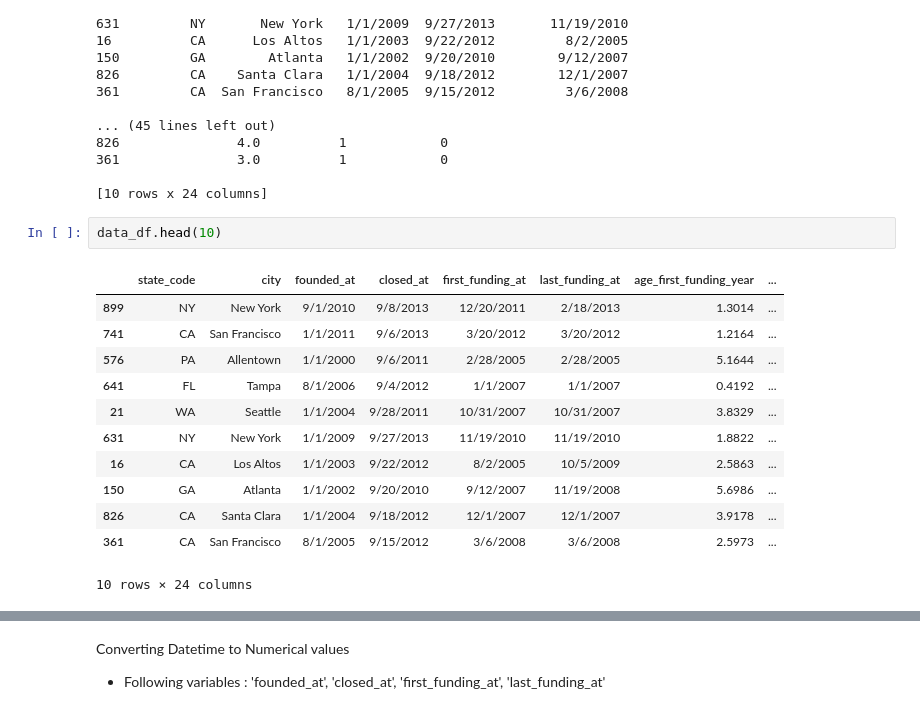
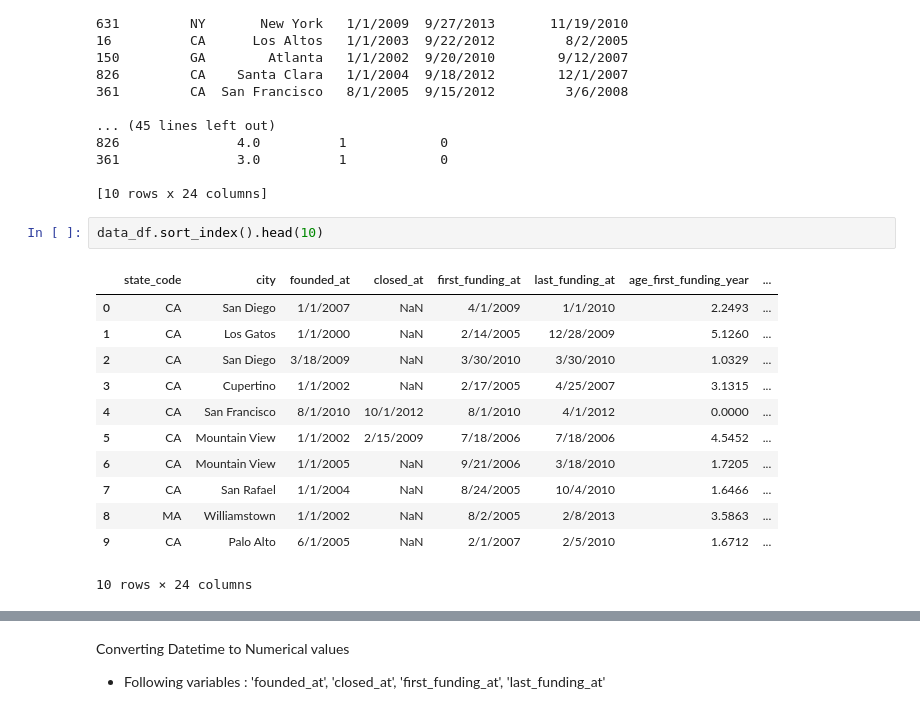
Before and after one commit to GabrielaArzateR/Predicting_startup_succes-, a Jupyter notebook: notebook/data_exploratio.ipynb, the cells around one changed output, grey strips where cells are left out. Drawn from its saved outputs; the diff is of its cells as text.

```diff
--- a/notebook/data_exploratio.ipynb
+++ b/notebook/data_exploratio.ipynb
@@ -240,17 +240,17 @@ print(data_df.head(10))
 
 [10 rows x 24 columns]
 # %%
-data_df.head(10)
+data_df.sort_index().head(10)
 # %% [output]
 |  | state_code | city | founded_at | closed_at | first_funding_at | last_funding_at | age_first_funding_year | ... |
-| 899 | NY | New York | 9/1/2010 | 9/8/2013 | 12/20/2011 | 2/18/2013 | 1.3014 | ... |
-| 741 | CA | San Francisco | 1/1/2011 | 9/6/2013 | 3/20/2012 | 3/20/2012 | 1.2164 | ... |
-| 576 | PA | Allentown | 1/1/2000 | 9/6/2011 | 2/28/2005 | 2/28/2005 | 5.1644 | ... |
-| 641 | FL | Tampa | 8/1/2006 | 9/4/2012 | 1/1/2007 | 1/1/2007 | 0.4192 | ... |
-| 21 | WA | Seattle | 1/1/2004 | 9/28/2011 | 10/31/2007 | 10/31/2007 | 3.8329 | ... |
-| 631 | NY | New York | 1/1/2009 | 9/27/2013 | 11/19/2010 | 11/19/2010 | 1.8822 | ... |
-| 16 | CA | Los Altos | 1/1/2003 | 9/22/2012 | 8/2/2005 | 10/5/2009 | 2.5863 | ... |
-| 150 | GA | Atlanta | 1/1/2002 | 9/20/2010 | 9/12/2007 | 11/19/2008 | 5.6986 | ... |
-| 826 | CA | Santa Clara | 1/1/2004 | 9/18/2012 | 12/1/2007 | 12/1/2007 | 3.9178 | ... |
-| 361 | CA | San Francisco | 8/1/2005 | 9/15/2012 | 3/6/2008 | 3/6/2008 | 2.5973 | ... |
+| 0 | CA | San Diego | 1/1/2007 | NaN | 4/1/2009 | 1/1/2010 | 2.2493 | ... |
+| 1 | CA | Los Gatos | 1/1/2000 | NaN | 2/14/2005 | 12/28/2009 | 5.1260 | ... |
+| 2 | CA | San Diego | 3/18/2009 | NaN | 3/30/2010 | 3/30/2010 | 1.0329 | ... |
+| 3 | CA | Cupertino | 1/1/2002 | NaN | 2/17/2005 | 4/25/2007 | 3.1315 | ... |
+| 4 | CA | San Francisco | 8/1/2010 | 10/1/2012 | 8/1/2010 | 4/1/2012 | 0.0000 | ... |
+| 5 | CA | Mountain View | 1/1/2002 | 2/15/2009 | 7/18/2006 | 7/18/2006 | 4.5452 | ... |
+| 6 | CA | Mountain View | 1/1/2005 | NaN | 9/21/2006 | 3/18/2010 | 1.7205 | ... |
+| 7 | CA | San Rafael | 1/1/2004 | NaN | 8/24/2005 | 10/4/2010 | 1.6466 | ... |
+| 8 | MA | Williamstown | 1/1/2002 | NaN | 8/2/2005 | 2/8/2013 | 3.5863 | ... |
+| 9 | CA | Palo Alto | 6/1/2005 | NaN | 2/1/2007 | 2/5/2010 | 1.6712 | ... |
 10 rows × 24 columns
```
Also changed, not shown: parts of 15 cells of this notebook.
